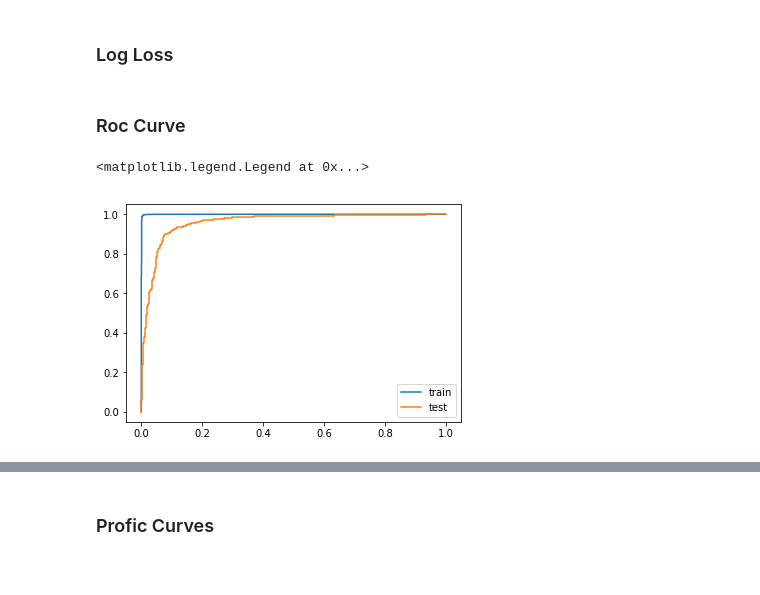
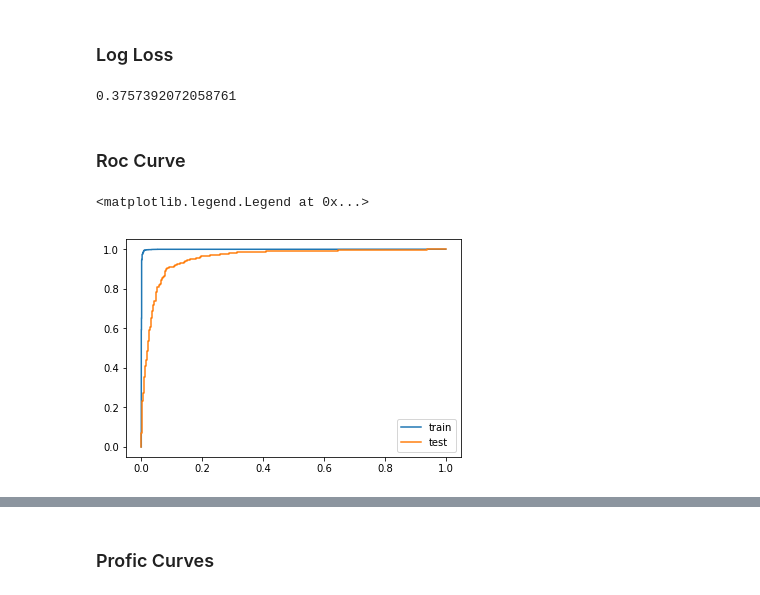
Before and after one commit to GiuliettaR/customer_retention_model, a Jupyter notebook: customer_churn-Copy1.ipynb, the cells around one changed output, grey strips where cells are left out. Cells and saved outputs as stored; diff of their text form; code cells hidden in the pictures.

```diff
--- a/customer_churn-Copy1.ipynb
+++ b/customer_churn-Copy1.ipynb
@@ -120,4 +120,4 @@ X = X.merge(industry, how='left', left_on=['CustID'],right_on=['CustID'])
 # X.drop(columns=['CustID', 'CustomerID'], inplace=True)
 y = pd.Series(repeat, dtype=int)
 # %%
-X['...'] = total_cust.loc[X['CustID'].values].values
+X['ttl_amount_cust'] = total_cust#total_cust.loc[X['CustID'].values].values
@@ -388,16 +407,20 @@ log_loss(y_test, log_reg.predict_proba(X_test)[:, 1])
 ### Log Loss
 # %%
 from sklearn.metrics import log_loss
+# %%
+log_loss(y_pred = model_results['probabilities'].values, y_true = model_results['actuals'].values)
+# %% [output]
+0.3757392072058761
 # %% [markdown]
 ### Roc Curve
 # %%
 from sklearn.metrics import roc_auc_score, roc_curve
 import matplotlib.pyplot as plt
-fpr, tpr, threshold = roc_curve(y_train, gb5.predict_proba(X_train)[:, 1])
+fpr, tpr, threshold = roc_curve(y_train, gb.predict_proba(X_train)[:, 1])
 plt.plot(fpr, tpr, label='train')
-fpr, tpr, threshold = roc_curve(y_test, gb5.predict_proba(X_test)[:, 1])
+fpr, tpr, threshold = roc_curve(y_test, gb.predict_proba(X_test)[:, 1])
 plt.plot(fpr, tpr, label='test')
 plt.legend()
 # %% [output]
 <matplotlib.legend.Legend at 0x...>
-[figure, old version]
+[figure, new version]
```
Also changed, not shown: parts of 14 cells of this notebook.
